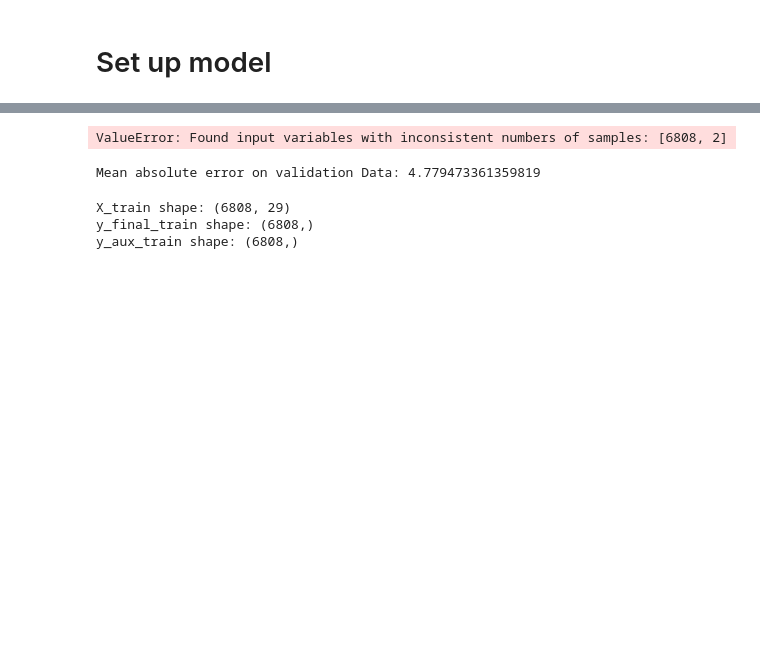
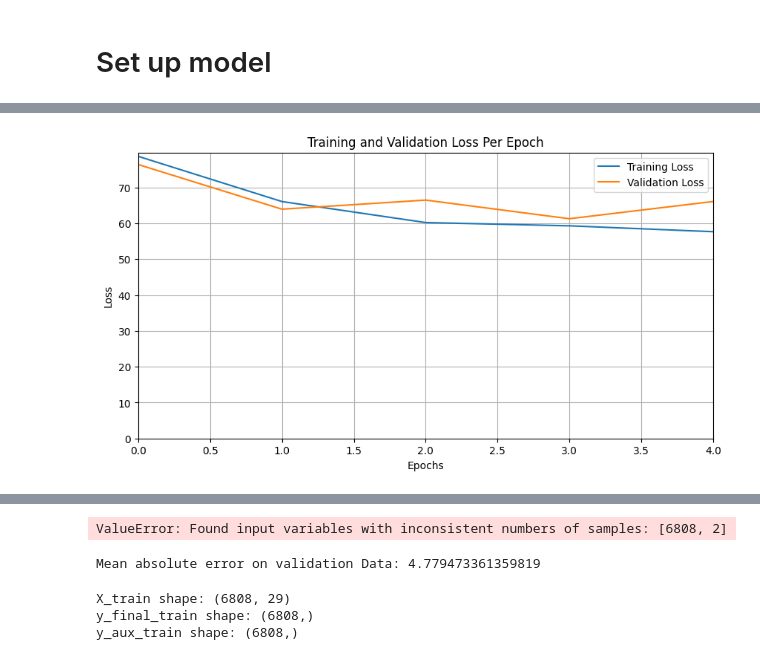
Before and after one commit to davidhong013/csci567_final_project, a Jupyter notebook: 567_Project_NN.ipynb, the cells around one changed output, grey strips where cells are left out. Cells and saved outputs as stored; diff of their text form; code cells hidden in the pictures; blank space fills up the shorter version.

```diff
--- a/567_Project_NN.ipynb
+++ b/567_Project_NN.ipynb
@@ -372,0 +418,22 @@ Avg. Validation Loss for params (0.001, 2, 128, 0.2, 'sigmoid', 1): 88.304818725
+# %%
+
+import matplotlib.pyplot as plt
+
+# Assuming history is your model's history object from the fit method
+training_losses = history.history['main_output_mean_squared_error']
+validation_losses = history.history['val_main_output_mean_squared_error']
+
+# Plotting
+plt.figure(figsize=(10, 5))
+plt.plot(training_losses, label='Training Loss')
+plt.plot(validation_losses, label='Validation Loss')
+plt.title('Training and Validation Loss Per Epoch')
+plt.xlabel('Epochs')
+plt.ylabel('Loss')
+plt.legend()
+plt.ylim(bottom=0)  # Sets the bottom of the y-axis to 0
+plt.xlim(left=0, right=len(training_losses)-1)
+plt.grid(True)  # Optionally add a grid for better readability
+plt.show()
+# %% [output]
+[figure, added]
```
Also changed, not shown: parts of 11 cells of this notebook, 1 other file.
